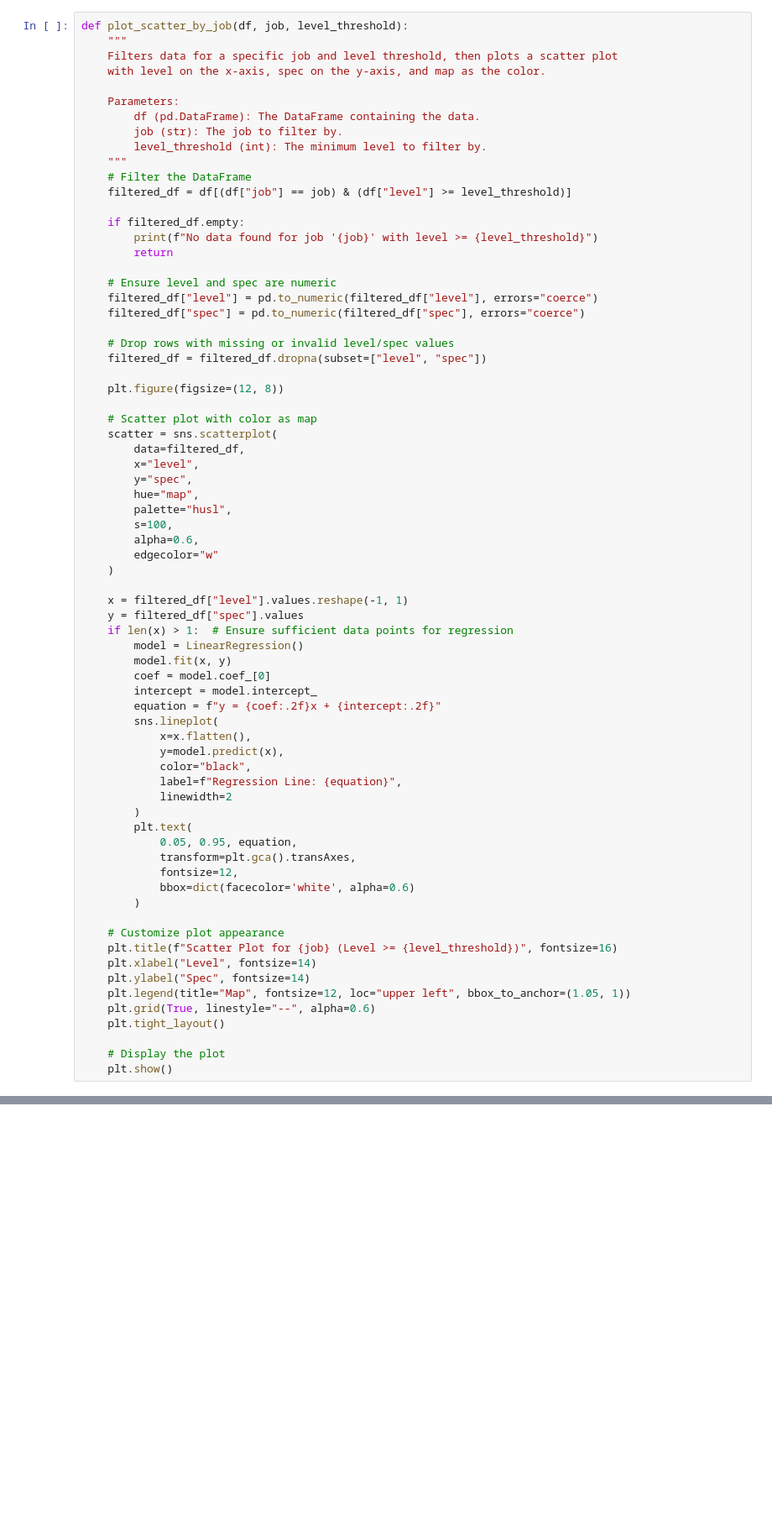
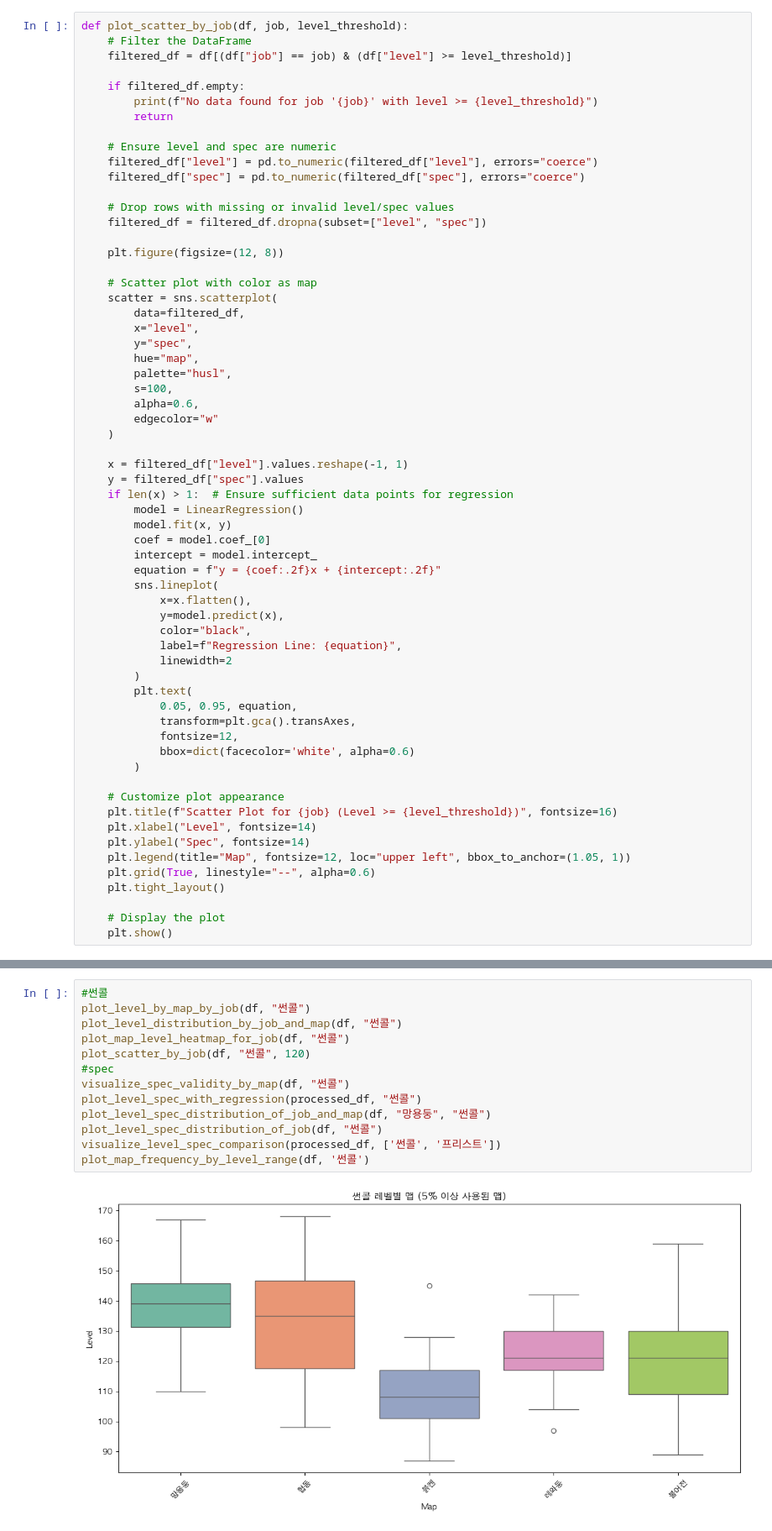
Before and after one commit to jongwonIee/mapleland, a Jupyter notebook: party/main.ipynb, the cells around one changed output, grey strips where cells are left out. Shown at 84% size. Drawn from its saved outputs; the diff is of its cells as text; blank space fills up the shorter version.

```diff
--- a/party/main.ipynb
+++ b/party/main.ipynb
@@ -794,15 +871,6 @@ def visualize_map_percentage_change(df, map_name):
     plt.show()
 # %%
 def plot_scatter_by_job(df, job, level_threshold):
-    """
-    Filters data for a specific job and level threshold, then plots a scatter plot
-    with level on the x-axis, spec on the y-axis, and map as the color.
-
-    Parameters:
-        df (pd.DataFrame): The DataFrame containing the data.
-        job (str): The job to filter by.
-        level_threshold (int): The minimum level to filter by.
-    """
     # Filter the DataFrame
     filtered_df = df[(df["job"] == job) & (df["level"] >= level_threshold)]
 
@@ -1091,0 +1261,15 @@ Data where level is 160 or higher:
+# %%
+#썬콜
+plot_level_by_map_by_job(df, "썬콜")
+plot_level_distribution_by_job_and_map(df, "썬콜")
+plot_map_level_heatmap_for_job(df, "썬콜")
+plot_scatter_by_job(df, "썬콜", 120)
+#spec
+visualize_spec_validity_by_map(df, "썬콜")
+plot_level_spec_with_regression(processed_df, "썬콜")
+plot_level_spec_distribution_of_job_and_map(df, "망용둥", "썬콜")
+plot_level_spec_distribution_of_job(df, "썬콜")
+visualize_level_spec_comparison(processed_df, ['썬콜', '프리스트'])
+plot_map_frequency_by_level_range(df, '썬콜')
+# %% [output]
+[figure, added]
```
Also changed, not shown: parts of 20 cells of this notebook, 42 other files.
